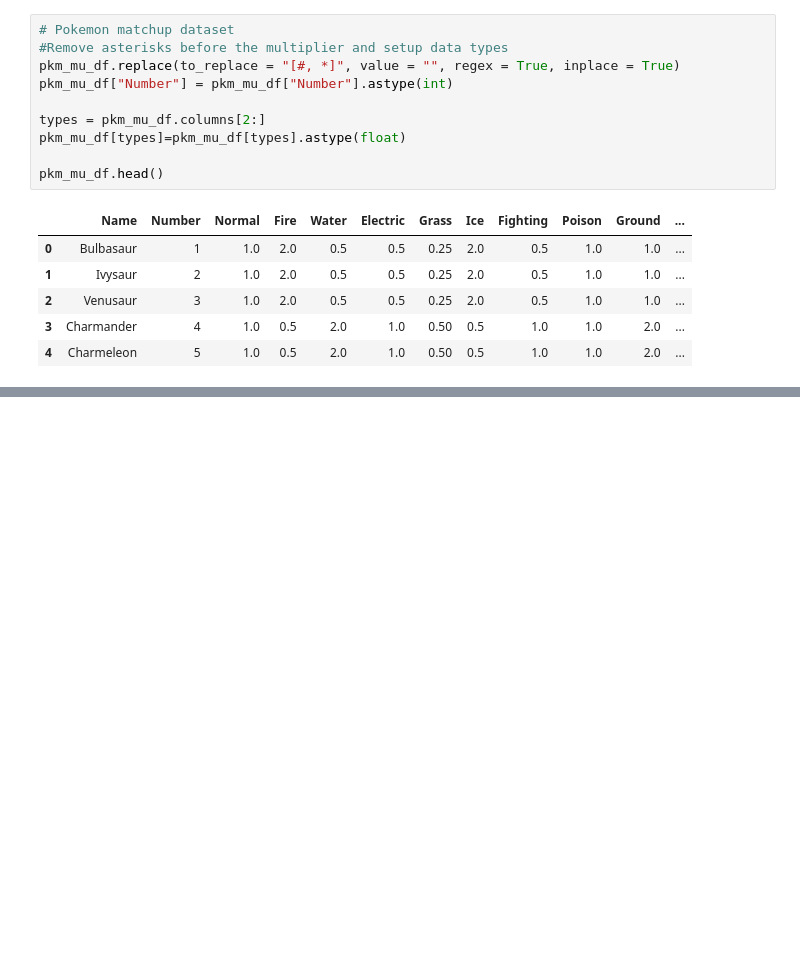
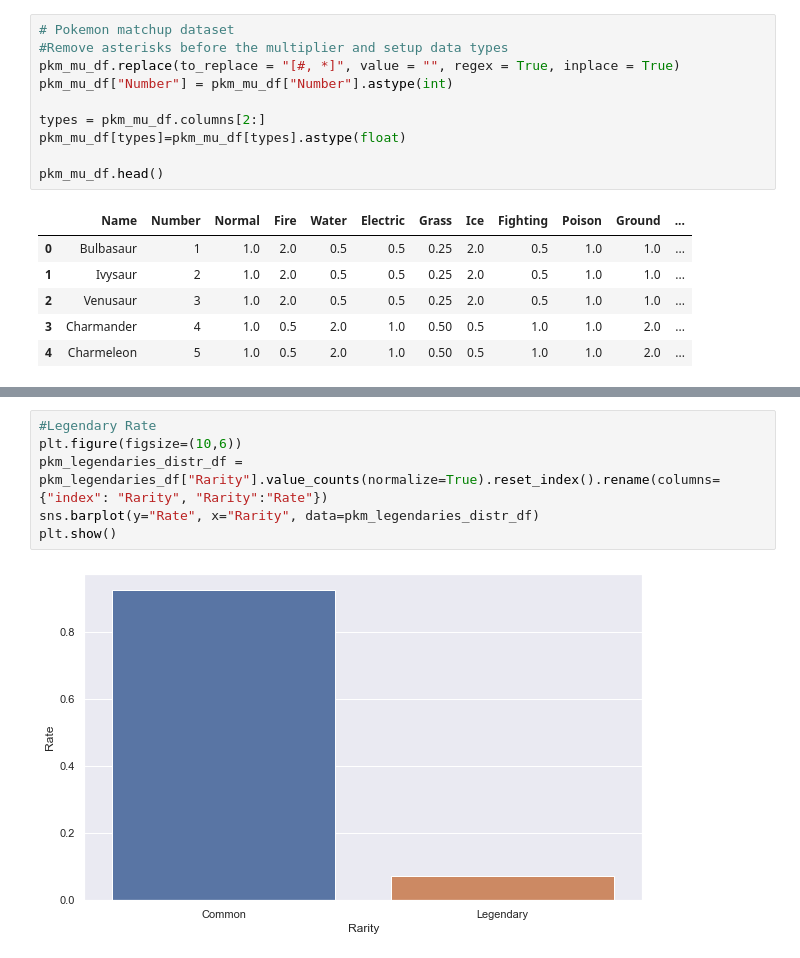
Before and after one commit to c-brugo/pkm-science, a Jupyter notebook: pkm-science.ipynb, the cells around one changed output, grey strips where cells are left out. Saved outputs shown, nothing was run; the diff lists cells and outputs as text; blank space fills up the shorter version.

```diff
--- a/pkm-science.ipynb
+++ b/pkm-science.ipynb
@@ -73,0 +91,8 @@ pkm_mu_df.head()
+# %%
+#Legendary Rate
+plt.figure(figsize=(10,6))
+pkm_legendaries_distr_df = pkm_legendaries_df["Rarity"].value_counts(normalize=True).reset_index().rename(columns={"index": "Rarity", "Rarity":"Rate"})
+sns.barplot(y="Rate", x="Rarity", data=pkm_legendaries_distr_df)
+plt.show()
+# %% [output]
+[figure, added]
```
Also changed, not shown: parts of 10 cells of this notebook.
